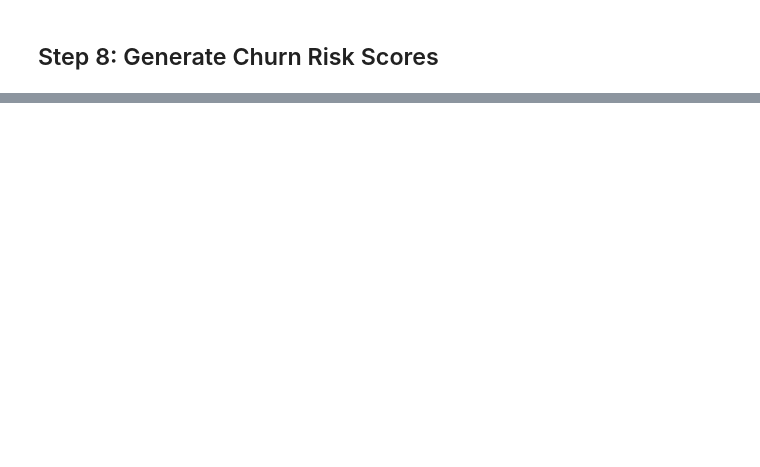
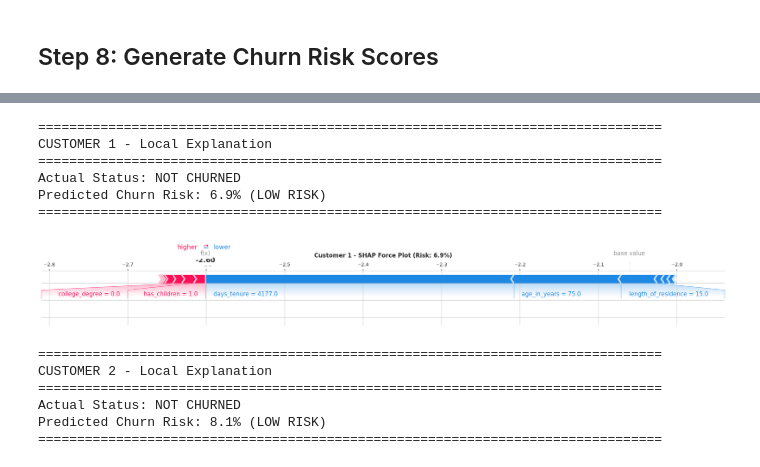
Before and after one commit to shrey715/flying-fish, a Jupyter notebook: model.ipynb, the cells around one changed output, grey strips where cells are left out. Cells and saved outputs as stored; diff of their text form; code cells hidden in the pictures; blank space fills up the shorter version.

```diff
--- a/model.ipynb
+++ b/model.ipynb
@@ -826,0 +940,67 @@ print("\nVisualization complete!")
+# %%
+# Create SHAP Force Plots for all 10 customers
+print("="*80)
+print("SHAP FORCE PLOTS - INDIVIDUAL CUSTOMER EXPLANATIONS")
+print("="*80)
+print("Force plots show:")
+print("  • Base value (gray) = average model prediction")
+print("  • Red features = push prediction towards CHURN")
+print("  • Blue features = push prediction towards NO CHURN")
+print("  • Arrow points to final prediction value")
+print("="*80)
+print()
+
+# Enable matplotlib for SHAP force plots
+shap.initjs()
+
+for i in range(10):
+    customer_idx = i
+    actual = "CHURNED" if customers_actual_churn[i] == 1 else "NOT CHURNED"
+    risk_score = customers_predicted_proba[i]
+    risk_level = "HIGH" if risk_score >= 0.7 else "MEDIUM" if risk_score >= 0.4 else "LOW"
+
+    print(f"\n{'='*80}")
+    print(f"CUSTOMER {i+1} - Local Explanation")
+    print(f"{'='*80}")
+    print(f"Actual Status: {actual}")
+    print(f"Predicted Churn Risk: {risk_score:.1%} ({risk_level} RISK)")
+    print(f"{'='*80}\n")
+
+    # Create force plot
+    try:
+        # For matplotlib rendering
+        shap.force_plot(
+            explainer.expected_value,
+            shap_values_10[customer_idx],
+            customers_to_explain.iloc[customer_idx],
+            matplotlib=True,
+            show=False,
+            figsize=(20, 3)
+        )
+        plt.title(f"Customer {i+1} - SHAP Force Plot (Risk: {risk_score:.1%})",
+                  fontsize=12, fontweight='bold', pad=10)
+        plt.tight_layout()
+        plt.show()
+    except Exception as e:
+        print(f"Note: Force plot rendering issue - {str(e)}")
+        print("Showing waterfall plot instead...\n")
+
+        # Alternative: Waterfall plot
+        shap.waterfall_plot(
+            shap.Explanation(
+                values=shap_values_10[customer_idx],
+                base_values=explainer.expected_value,
+                data=customers_to_explain.iloc[customer_idx].values,
+                feature_names=customers_to_explain.columns.tolist()
+            ),
+            show=False
+        )
+        plt.title(f"Customer {i+1} - SHAP Waterfall Plot (Risk: {risk_score:.1%})",
+                  fontsize=12, fontweight='bold')
+        plt.tight_layout()
+        plt.show()
+
+print("\n" + "="*80)
+print("✓ All 10 individual customer explanations complete!")
+print("="*80)
+# %% [output]
@@ -826,0 +1017,13 @@ print("\nVisualization complete!")
+================================================================================
+CUSTOMER 1 - Local Explanation
+================================================================================
+Actual Status: NOT CHURNED
+Predicted Churn Risk: 6.9% (LOW RISK)
+================================================================================
+[figure, added]
+================================================================================
+CUSTOMER 2 - Local Explanation
+================================================================================
+Actual Status: NOT CHURNED
+Predicted Churn Risk: 8.1% (LOW RISK)
+================================================================================
```
Also changed, not shown: parts of 48 cells of this notebook, 2 other files.
